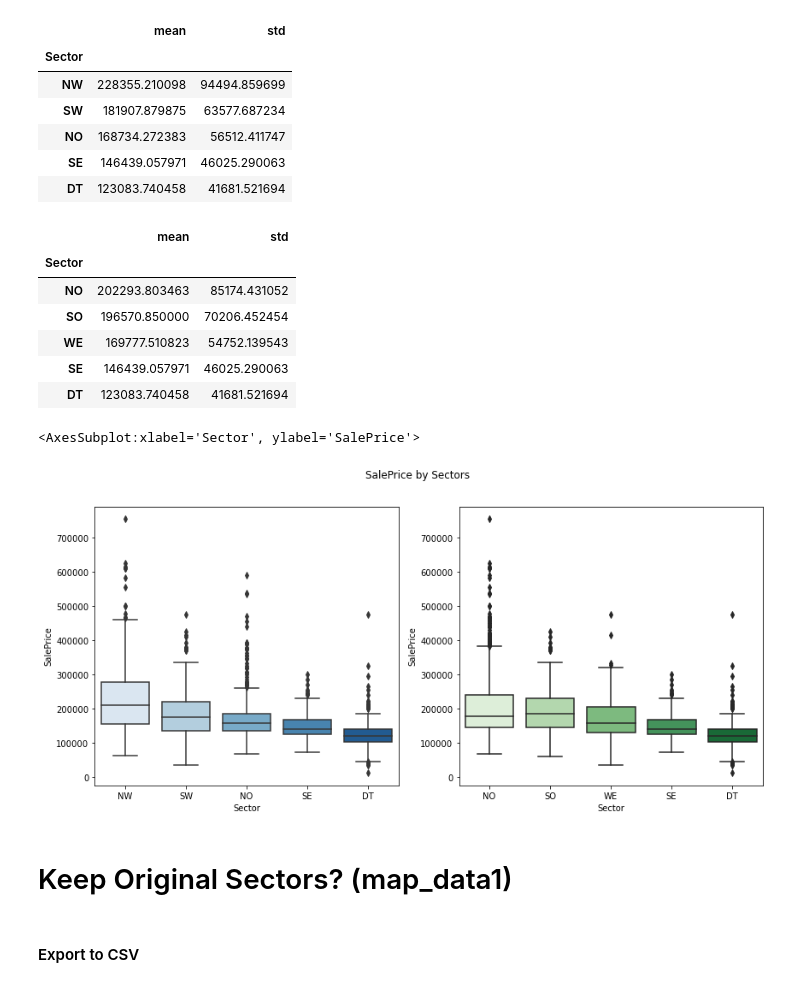
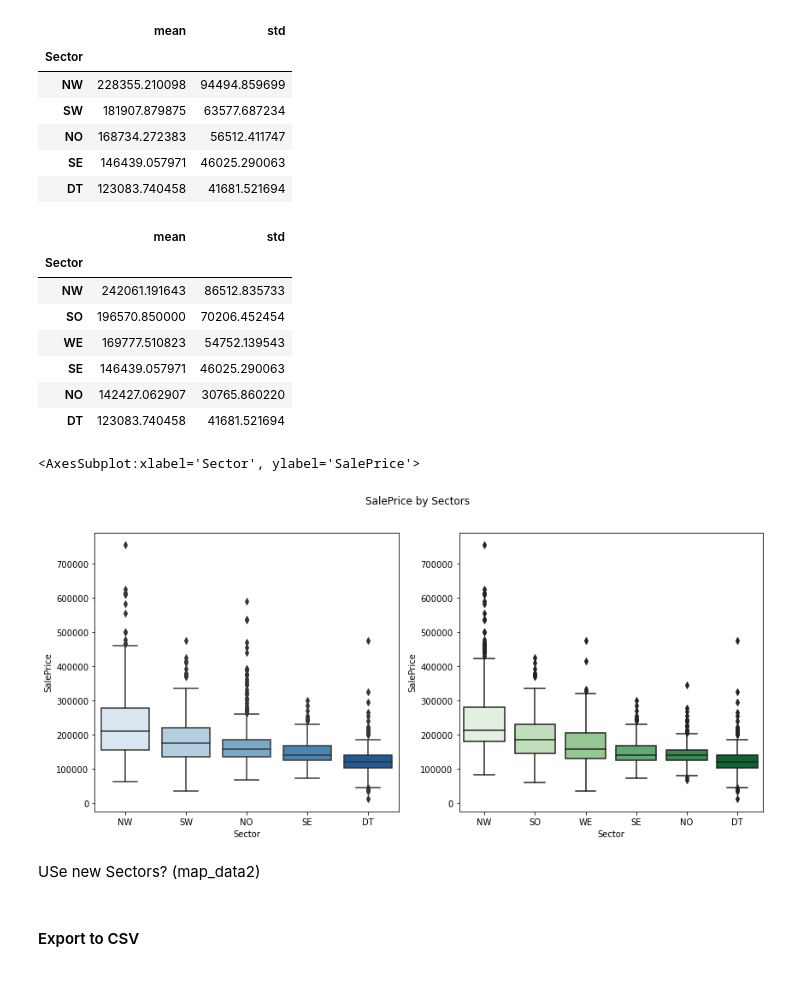
Before and after one commit to dnie44/nycdatascience_ML_project, a Jupyter notebook: daniel/1_Mapping.ipynb, the cells around one changed output. Drawn from its saved outputs; the diff is of its cells as text; code cells hidden in the pictures.

```diff
--- a/daniel/1_Mapping.ipynb
+++ b/daniel/1_Mapping.ipynb
@@ -253,16 +253,17 @@ anal_1.groupby('Sector')['SalePrice'].agg(['mean','std']).sort_values(by='mean',
 # %% [markdown]
 ![citymap](Recode.png)
 # %%
-code = {'Blmngtn': 'NO', 'Blueste':'SO', 'BrDale': 'NO',
+code = {'Blmngtn': 'NW', 'Blueste':'SO', 'BrDale': 'NO',
         'BrkSide':'DT', 'ClearCr': 'WE', 'CollgCr':'WE',
-        'Crawfor':'SO', 'Edwards':'WE', 'Gilbert': 'NO',
+        'Crawfor':'SO', 'Edwards':'WE', 'Gilbert': 'NW',
         'IDOTRR':'DT', 'MeadowV':'SE', 'Mitchel':'SE',
-        'NAmes':'NO', 'NoRidge':'NO', 'NPkVill':'NO',
-        'NridgHt':'NO', 'NWAmes':'NO', 'OldTown':'DT',
+        'NAmes':'NO', 'NoRidge':'NW', 'NPkVill':'NO',
+        'NridgHt':'NW', 'NWAmes':'NW', 'OldTown':'DT',
         'SWISU':'SO', 'Sawyer':'WE', 'SawyerW':'WE',
-        'Somerst':'NO', 'StoneBr':'NO', 'Timber':'SO',
-        'Veenker':'NO', 'Greens':'NO', 'GrnHill':'SO', 'Landmrk':'DT'}
+        'Somerst':'NW', 'StoneBr':'NW', 'Timber':'SO',
+        'Veenker':'NW', 'Greens':'NW', 'GrnHill':'SO', 'Landmrk':'DT'}
 
+# NW            NorthWest
 # NO            North
 # WE            West
 # SO            South
@@ -282,7 +284,8 @@ Name: Sector, dtype: int64
 assert temp.Sector.value_counts().agg('sum') == temp.Neighborhood.count() == 2579, "Check Counts!"
 # %%
 # Set Sector Colors for Map
-color_dict = {'NO':'green',
+color_dict = {'NW':'white',
+              'NO':'green',
               'WE':'purple',
               'DT':'dodgerblue',
               'SE':'red',
@@ -355,27 +358,28 @@ anal_2.groupby('Sector')['SalePrice'].agg(['mean','std']).sort_values(by='mean',
 # %% [output]
 |  | mean | std |
 | Sector |  |  |
-| NO | 202293.803463 | 85174.431052 |
+| NW | 242061.191643 | 86512.835733 |
 | SO | 196570.850000 | 70206.452454 |
 | WE | 169777.510823 | 54752.139543 |
 | SE | 146439.057971 | 46025.290063 |
+| NO | 142427.062907 | 30765.860220 |
 | DT | 123083.740458 | 41681.521694 |
 # %%
 #Set plot size
 fig, (ax1, ax2) = plt.subplots(1, 2, figsize=(14,6))
 fig.suptitle('SalePrice by Sectors')
 
 sns.boxplot(ax=ax1, x=anal_1['Sector'], y=anal_1['SalePrice'],
             order=['NW','SW','NO','SE','DT'],
             palette="Blues")
 sns.boxplot(ax=ax2, x=anal_2['Sector'], y=anal_2['SalePrice'],
-            order=['NO','SO','WE','SE','DT'],
+            order=['NW','SO','WE','SE','NO','DT'],
             palette="Greens")
 # %% [output]
 <AxesSubplot:xlabel='Sector', ylabel='SalePrice'>
-[figure, old version]
+[figure, new version]
 # %% [markdown]
-# Keep Original Sectors? (map_data1)
+USe new Sectors? (map_data2)
 # %% [markdown]
 #### Export to CSV
 # %%
```
Also changed, not shown: parts of 3 cells of this notebook, 13 other files.
